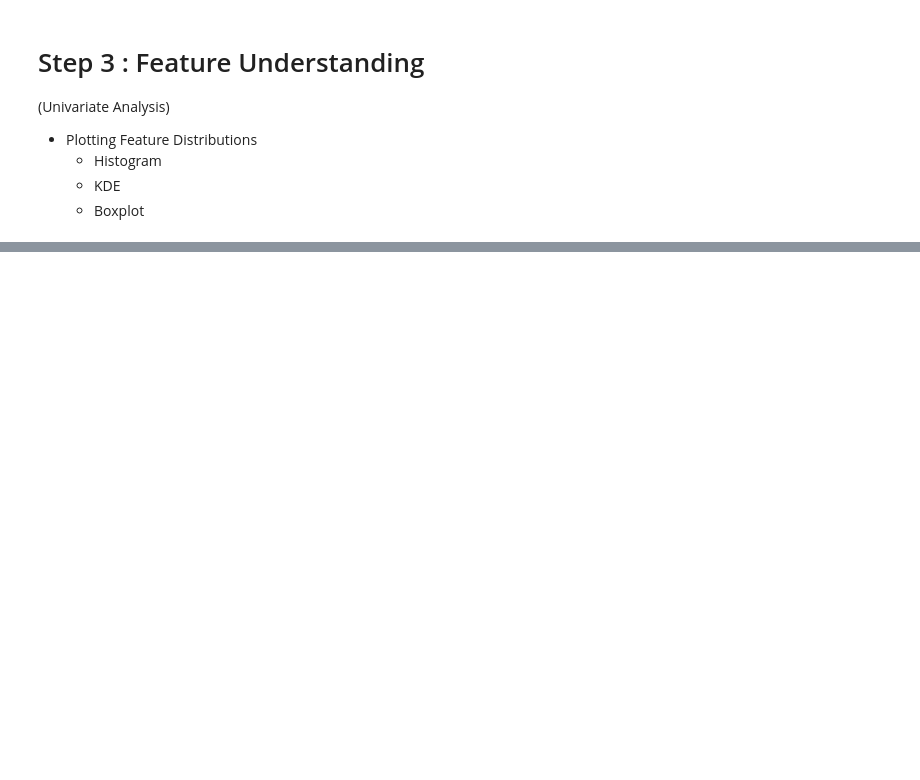
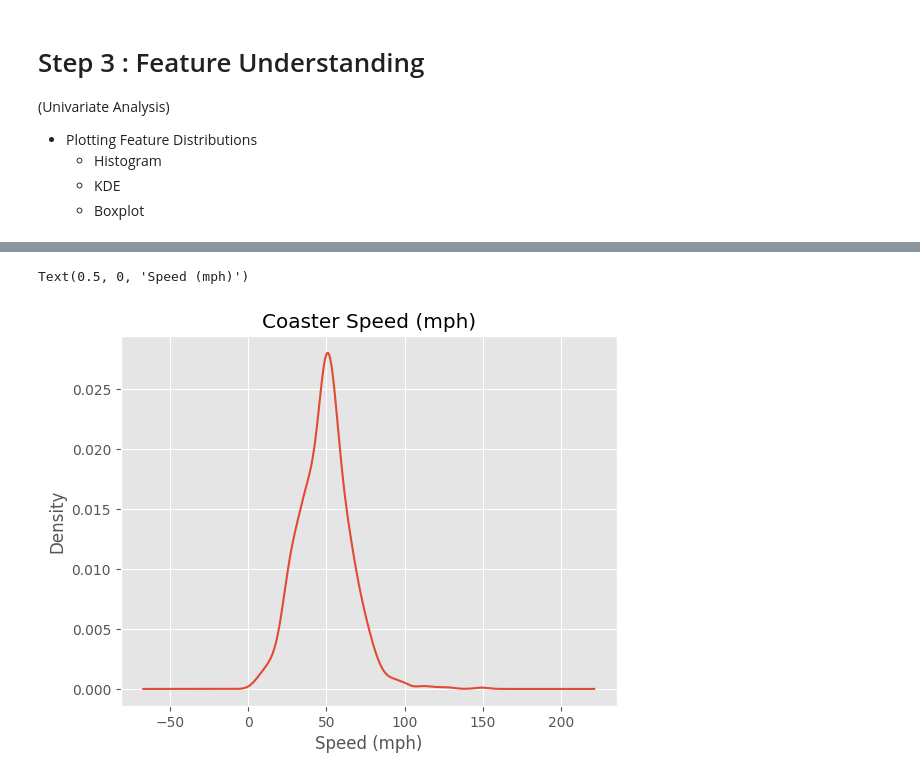
Before and after one commit to amrith-r-naik/MIT-Internship, a Jupyter notebook: EDA.ipynb, the cells around one changed output, grey strips where cells are left out. Drawn from its saved outputs; the diff is of its cells as text; code cells hidden in the pictures; blank space fills up the shorter version.

```diff
--- a/EDA.ipynb
+++ b/EDA.ipynb
@@ -218,0 +116,6 @@ df.shape
+# %%
+ax = df['Speed_mph'].plot(kind='kde',title='Coaster Speed (mph)')
+ax.set_xlabel('Speed (mph)')
+# %% [output]
+Text(0.5, 0, 'Speed (mph)')
+[figure, added]
```
Also changed, not shown: parts of 15 cells of this notebook.
